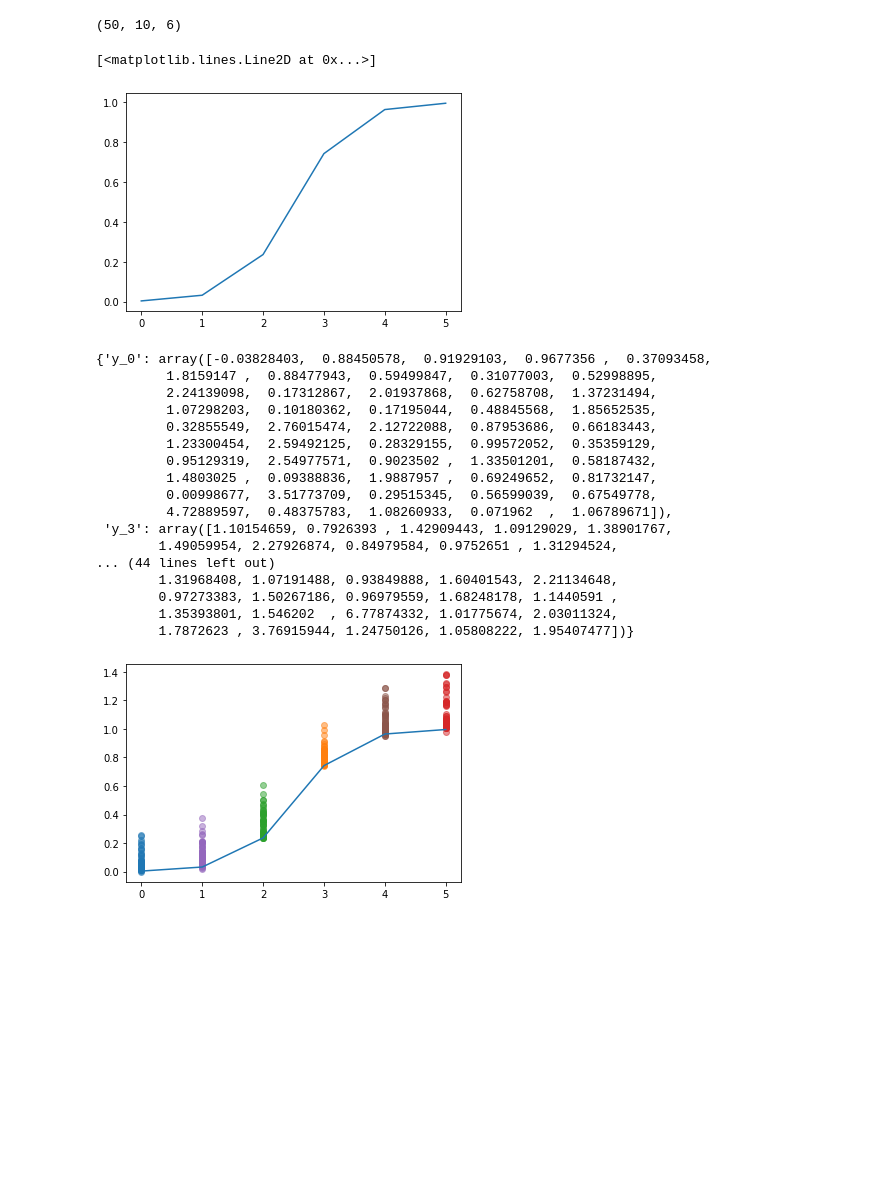
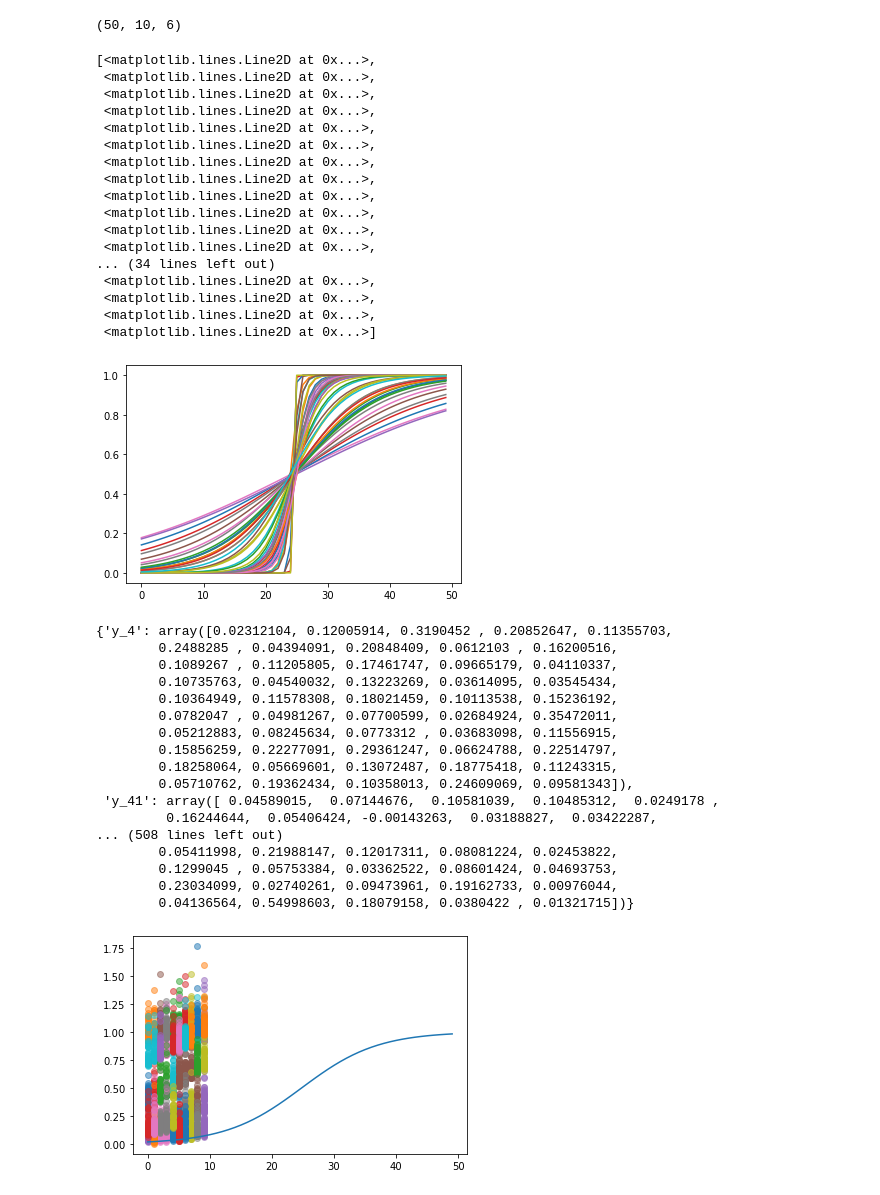
Before and after one commit to xavfunk/pps-modeling, a Jupyter notebook: explorations.ipynb, the cells around one changed output. Drawn from its saved outputs; the diff is of its cells as text; code cells hidden in the pictures; blank space fills up the shorter version.

```diff
--- a/explorations.ipynb
+++ b/explorations.ipynb
@@ -73,8 +78,8 @@ with pm.Model() as model1:
     y_max = 1
     y_min = 0.5
 
-    b = pm.Exponential('b', 2)
-    x_c = pm.Normal('x_c', mu = 3, tau = 100)
+    b = pm.Exponential('b', 1)
+    x_c = pm.Normal('x_c', mu = 3, tau = 1)
 
 #    linerpredi = alpha[sbjid] + beta[sbjid] * (xij - xvect)
     linerpredi = np.log(y_max) + 1/b * (x - x_c)
@@ -84,4 +89,5 @@ with pm.Model() as model1:
     mu_y = pm.Deterministic("mu_y", tlogit(linerpredi, L = y_max))
 
     #y = pm.Normal("y", mu = mu_y, tau=0.001)
-    prior_checks = pm.sample_prior_predictive(samples=50)
+    #prior_checks = pm.sample_prior_predictive(samples=50)
+    prior_psilo = pm.sample_prior_predictive(samples=50)
@@ -105,9 +156,25 @@ prior_checks['mu_y'].shape
 # %% [output]
 (50, 10, 6)
 # %%
-plt.plot(prior_checks['mu_y'].T[:,2])
+plt.plot(prior_checks['mu_y'].T)
 #plt.plot(prior_checks['mu_y'][:,2,:].T)
 # %% [output]
-[<matplotlib.lines.Line2D at 0x...>]
+[<matplotlib.lines.Line2D at 0x...>,
+ <matplotlib.lines.Line2D at 0x...>,
+ <matplotlib.lines.Line2D at 0x...>,
+ <matplotlib.lines.Line2D at 0x...>,
+ <matplotlib.lines.Line2D at 0x...>,
+ <matplotlib.lines.Line2D at 0x...>,
+ <matplotlib.lines.Line2D at 0x...>,
+ <matplotlib.lines.Line2D at 0x...>,
+ <matplotlib.lines.Line2D at 0x...>,
+ <matplotlib.lines.Line2D at 0x...>,
+ <matplotlib.lines.Line2D at 0x...>,
+ <matplotlib.lines.Line2D at 0x...>,
+... (34 lines left out)
+ <matplotlib.lines.Line2D at 0x...>,
+ <matplotlib.lines.Line2D at 0x...>,
+ <matplotlib.lines.Line2D at 0x...>,
+ <matplotlib.lines.Line2D at 0x...>]
-[figure, old version]
+[figure, new version]
 # %%
@@ -126,27 +193,27 @@ with pm.Model() as model2:
 # %%
 prior_rts
 # %% [output]
-{'y_0': array([-0.03828403,  0.88450578,  0.91929103,  0.9677356 ,  0.37093458,
-         1.8159147 ,  0.88477943,  0.59499847,  0.31077003,  0.52998895,
-         2.24139098,  0.17312867,  2.01937868,  0.62758708,  1.37231494,
-         1.07298203,  0.10180362,  0.17195044,  0.48845568,  1.85652535,
-         0.32855549,  2.76015474,  2.12722088,  0.87953686,  0.66183443,
-         1.23300454,  2.59492125,  0.28329155,  0.99572052,  0.35359129,
-         0.95129319,  2.54977571,  0.9023502 ,  1.33501201,  0.58187432,
-         1.4803025 ,  0.09388836,  1.9887957 ,  0.69249652,  0.81732147,
-         0.00998677,  3.51773709,  0.29515345,  0.56599039,  0.67549778,
-         4.72889597,  0.48375783,  1.08260933,  0.071962  ,  1.06789671]),
- 'y_3': array([1.10154659, 0.7926393 , 1.42909443, 1.09129029, 1.38901767,
-        1.49059954, 2.27926874, 0.84979584, 0.9752651 , 1.31294524,
-... (44 lines left out)
-        1.31968408, 1.07191488, 0.93849888, 1.60401543, 2.21134648,
-        0.97273383, 1.50267186, 0.96979559, 1.68248178, 1.1440591 ,
-        1.35393801, 1.546202  , 6.77874332, 1.01775674, 2.03011324,
-        1.7872623 , 3.76915944, 1.24750126, 1.05808222, 1.95407477])}
+{'y_4': array([0.02312104, 0.12005914, 0.3190452 , 0.20852647, 0.11355703,
+        0.2488285 , 0.04394091, 0.20848409, 0.0612103 , 0.16200516,
+        0.1089267 , 0.11205805, 0.17461747, 0.09665179, 0.04110337,
+        0.10735763, 0.04540032, 0.13223269, 0.03614095, 0.03545434,
+        0.10364949, 0.11578308, 0.18021459, 0.10113538, 0.15236192,
+        0.0782047 , 0.04981267, 0.07700599, 0.02684924, 0.35472011,
+        0.05212883, 0.08245634, 0.0773312 , 0.03683098, 0.11556915,
+        0.15856259, 0.22277091, 0.29361247, 0.06624788, 0.22514797,
+        0.18258064, 0.05669601, 0.13072487, 0.18775418, 0.11243315,
+        0.05710762, 0.19362434, 0.10358013, 0.24609069, 0.09581343]),
+ 'y_41': array([ 0.04589015,  0.07144676,  0.10581039,  0.10485312,  0.0249178 ,
+         0.16244644,  0.05406424, -0.00143263,  0.03188827,  0.03422287,
+... (508 lines left out)
+        0.05411998, 0.21988147, 0.12017311, 0.08081224, 0.02453822,
+        0.1299045 , 0.05753384, 0.03362522, 0.08601424, 0.04693753,
+        0.23034099, 0.02740261, 0.09473961, 0.19162733, 0.00976044,
+        0.04136564, 0.54998603, 0.18079158, 0.0380422 , 0.01321715])}
 # %%
 plt.plot(prior_checks['mu_y'].T[:,2])
 for tp in [key for key in prior_rts.keys() if 'y_' in key]:
 
     plt.scatter([int(tp[-1])]*len(prior_rts[tp]), prior_rts[tp], alpha = 0.5, marker = 'o')
 # %% [output]
-[figure, old version]
+[figure, new version]
```
Also changed, not shown: parts of 4 cells of this notebook.
